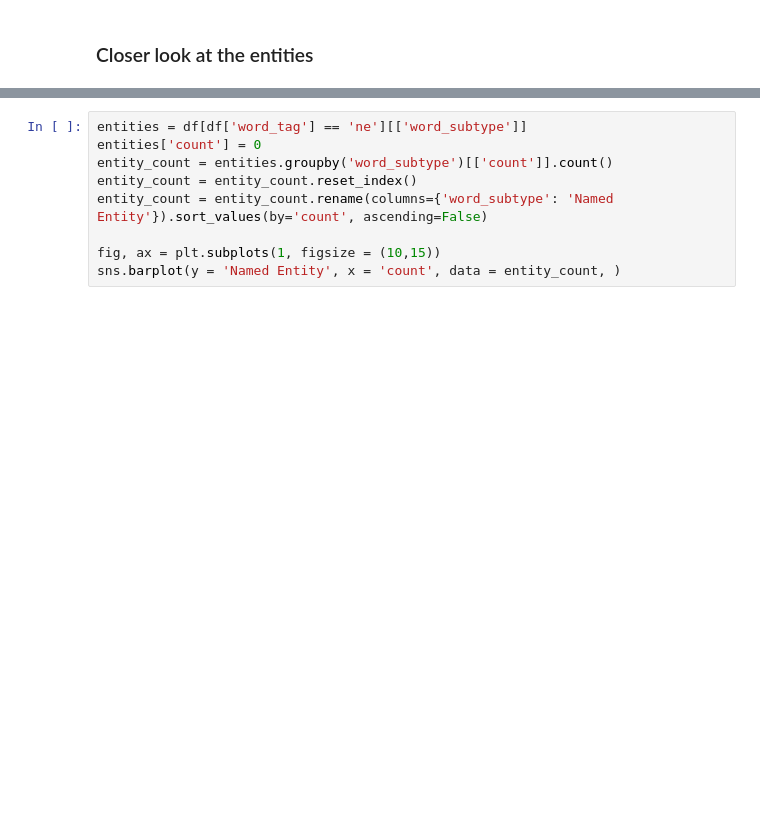
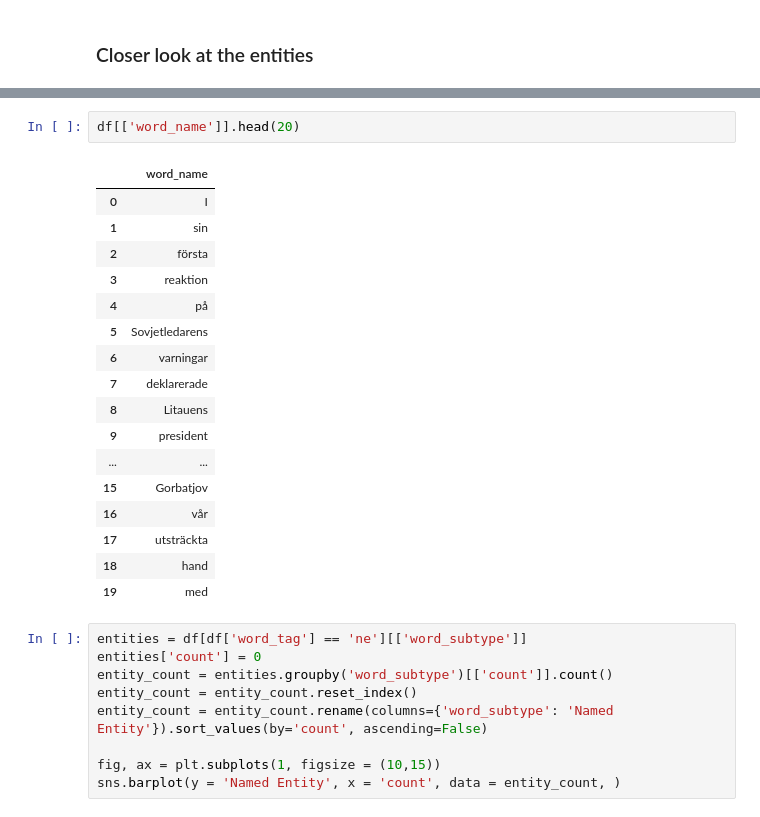
Before and after one commit to laureleo/thesis, a Jupyter notebook: notebooks/SUC3_analysis.ipynb, the cells around one changed output, grey strips where cells are left out. Saved outputs shown, nothing was run; the diff lists cells and outputs as text; blank space fills up the shorter version.

```diff
--- a/notebooks/SUC3_analysis.ipynb
+++ b/notebooks/SUC3_analysis.ipynb
@@ -182,3 +207,23 @@ entities[entities['word_type'] == 'MSR']
+# %%
+df[['word_name']].head(20)
+# %% [output]
+|  | word_name |
+| 0 | I |
+| 1 | sin |
+| 2 | första |
+| 3 | reaktion |
+| 4 | på |
+| 5 | Sovjetledarens |
+| 6 | varningar |
+| 7 | deklarerade |
+| 8 | Litauens |
+| 9 | president |
+| ... | ... |
+| 15 | Gorbatjov |
+| 16 | vår |
+| 17 | utsträckta |
+| 18 | hand |
+| 19 | med |
 # %%
 entities = df[df['word_tag'] == 'ne'][['word_subtype']]
 entities['count'] = 0
```
Also changed, not shown: parts of 6 cells of this notebook, 5 other files.
